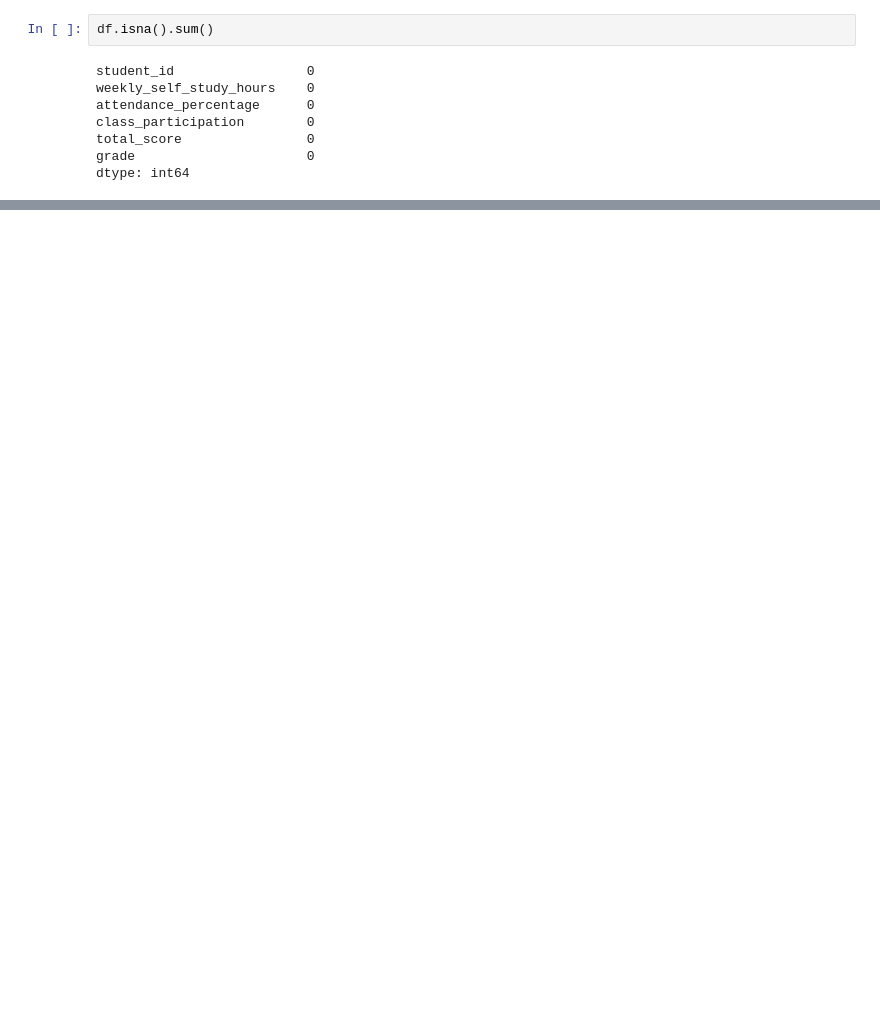
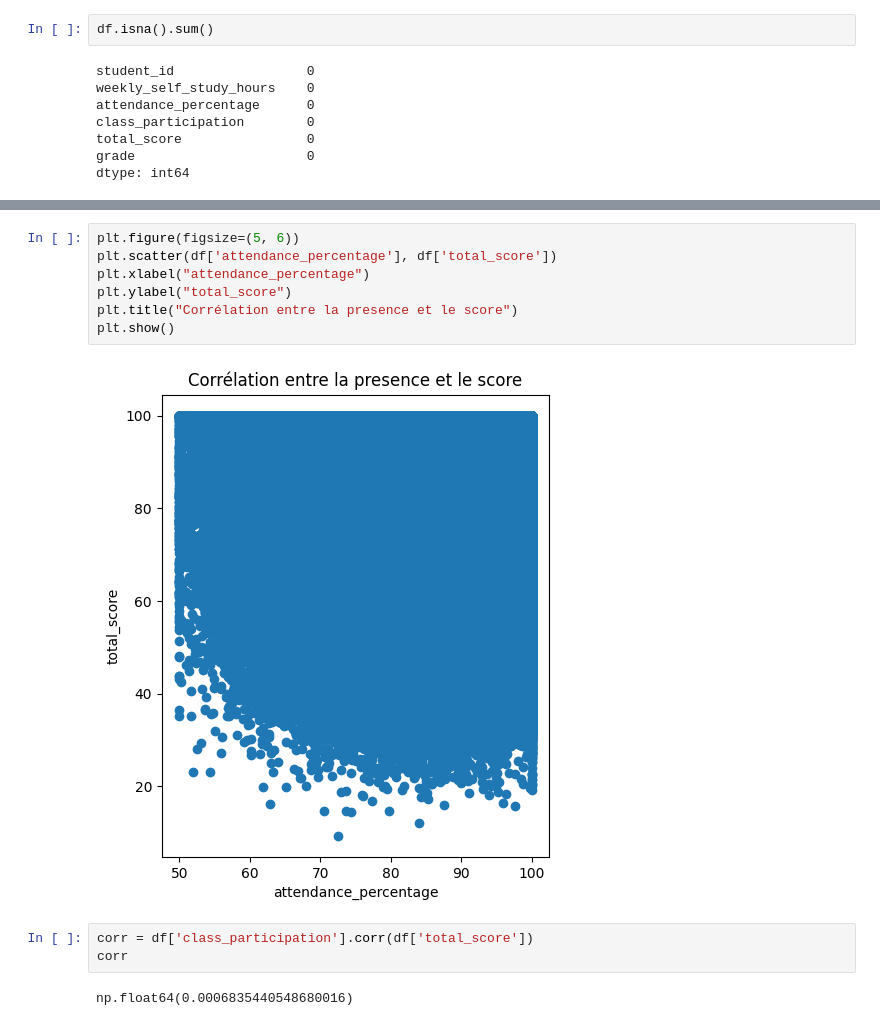
Before and after one commit to djafarou-ML/Student_Performance, a Jupyter notebook: student_perfomance.ipynb, the cells around one changed output, grey strips where cells are left out. Cells and saved outputs as stored; diff of their text form; blank space fills up the shorter version.

```diff
--- a/student_perfomance.ipynb
+++ b/student_perfomance.ipynb
@@ -57,0 +126,14 @@ df.describe()
+# %%
+plt.figure(figsize=(5, 6))
+plt.scatter(df['attendance_percentage'], df['total_score'])
+plt.xlabel("attendance_percentage")
+plt.ylabel("total_score")
+plt.title("Corrélation entre la presence et le score")
+plt.show()
+# %% [output]
+[figure, added]
+# %%
+corr = df['class_participation'].corr(df['total_score'])
+corr
+# %% [output]
+np.float64(0.0006835440548680016)
```
Also changed, not shown: parts of 10 cells of this notebook.
